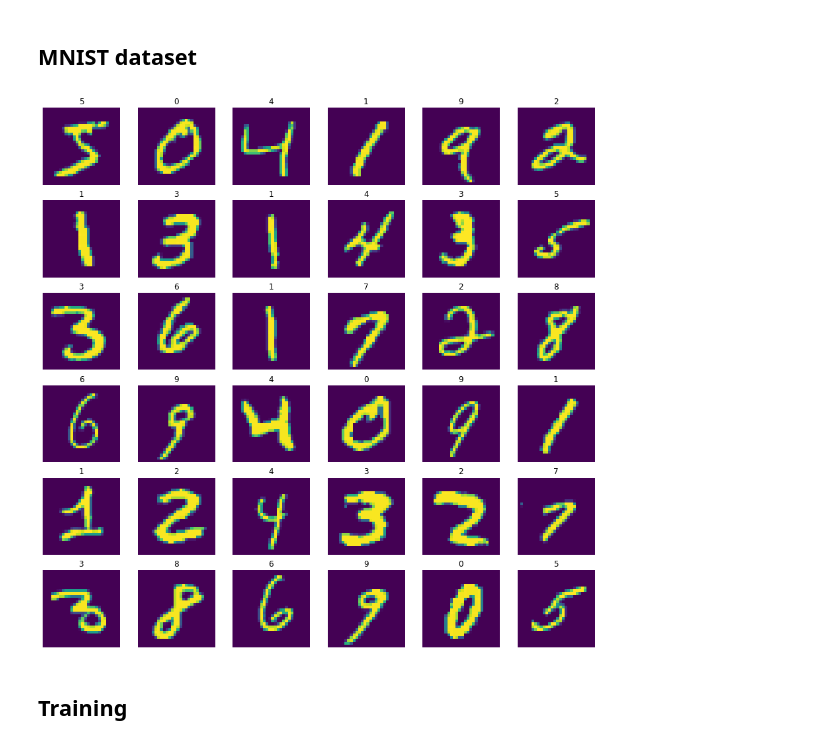
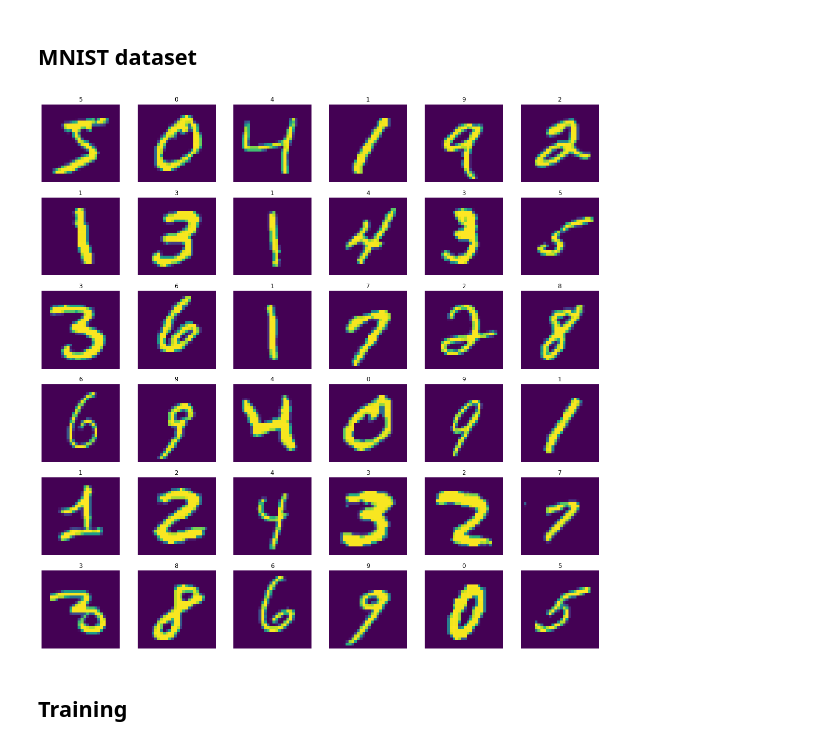
Before and after one commit to xnell90/Data-Science-and-Machine-Learning-Notes, a Jupyter notebook: Generating Digits using a Variational Autoencoder/Generating Digits using an Autoencoder.ipynb, the cells around one changed output. Drawn from its saved outputs; the diff is of its cells as text; code cells hidden in the pictures.

Commit message:
Changed image output size, and renamed other variables

```diff
--- a/Generating Digits using a Variational Autoencoder/Generating Digits using an Autoencoder.ipynb
+++ b/Generating Digits using a Variational Autoencoder/Generating Digits using an Autoencoder.ipynb
@@ -73,35 +73,35 @@ import matplotlib.pyplot as plt
 import numpy as np
 
 mnist_dataset = tf.keras.datasets.mnist
 
 (train_images, train_labels), (test_images, test_labels) = mnist_dataset.load_data()
 train_images, test_images = train_images / 255, test_images / 255
 
-fig, axes = plt.subplots(6, 6, figsize = (15, 15))
+fig, axes = plt.subplots(6, 6, figsize = (20, 20))
 
 samples = np.array([
     [0,  1,  2,  3,   4,  5],
     [6,  7,  8,  9,  10, 11],
     [12, 13, 14, 15, 16, 17],
     [18, 19, 20, 21, 22, 23],
     [24, 25, 26, 27, 28, 29],
     [30, 31, 32, 33, 34, 35]
 ])
 
 for row in range(0, 6):
     for col in range(0, 6):
         current_image = train_images[samples[row, col]]
         axes[row, col].set_title(train_labels[samples[row, col]])
         axes[row, col].axis('off')
         axes[row, col].imshow(current_image)
 
 train_images = train_images.reshape((-1, 28 * 28))
 test_images  = test_images.reshape((-1, 28 * 28))
 images = np.vstack((train_images, test_images))
 
 plt.show()
 # %% [output]
-[figure, old version]
+[figure, new version]
 # %% [markdown]
 ## Training
 # %%
```
Also changed, not shown: parts of 4 cells of this notebook, 3 other files.
